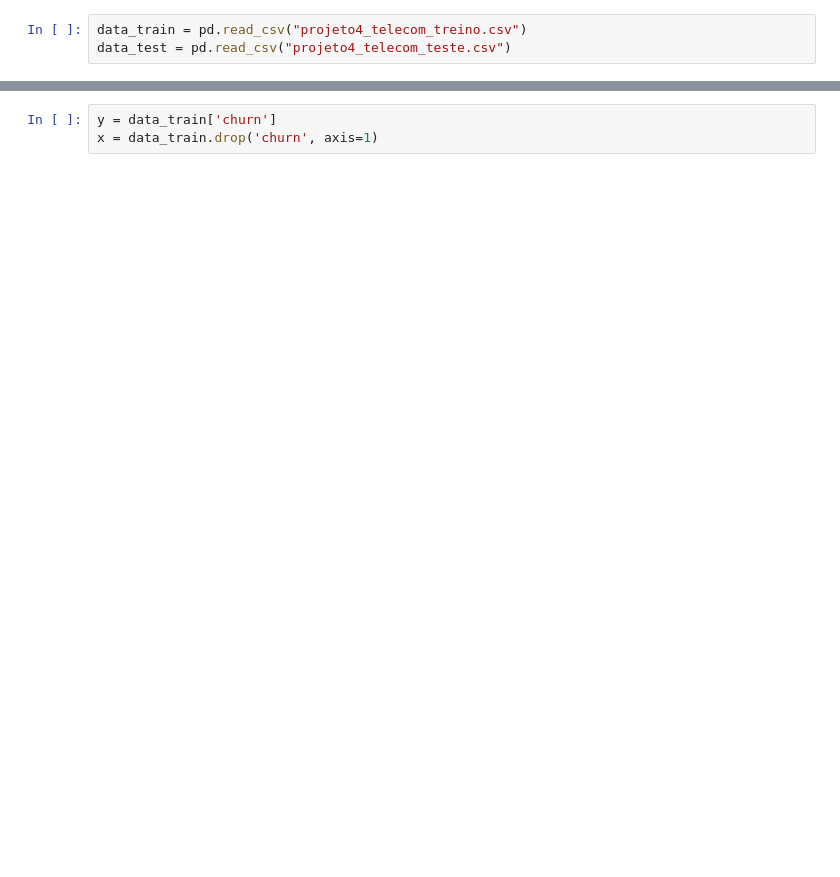
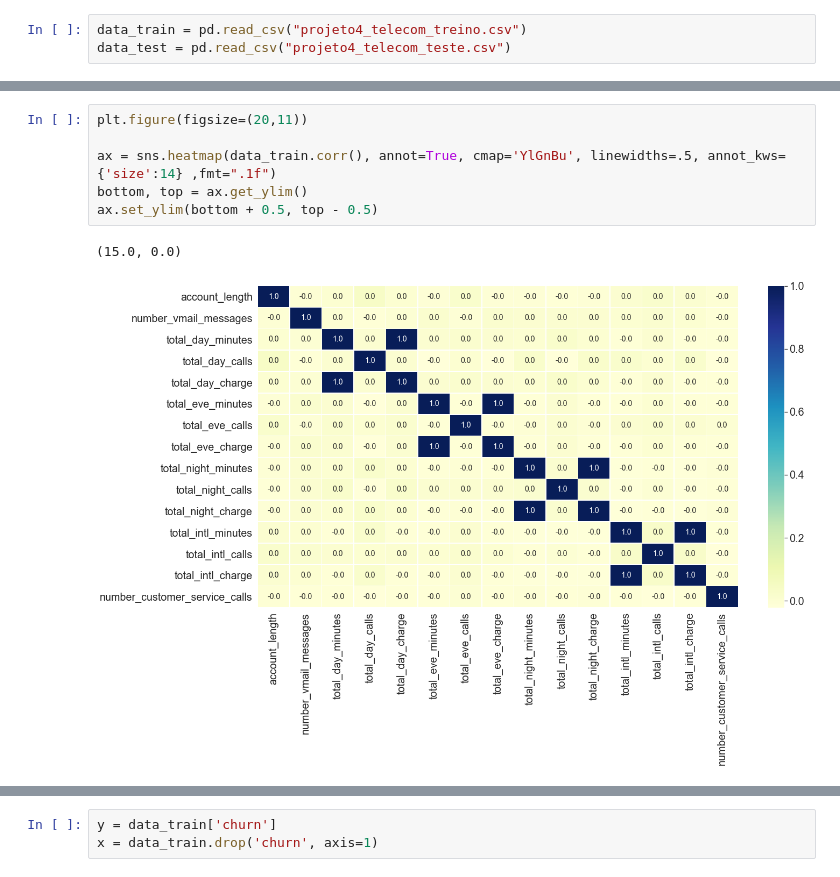
Before and after one commit to RafaelGallo/Mentoria-machine-learning---DSA-2021, a Jupyter notebook: notebooks/Model M.L - Previsão Churn.ipynb, the cells around one changed output, grey strips where cells are left out. Cells and saved outputs as stored; diff of their text form; blank space fills up the shorter version.

```diff
--- a/notebooks/Model M.L - Previsão Churn.ipynb
+++ b/notebooks/Model M.L - Previsão Churn.ipynb
@@ -58,0 +406,9 @@ data_train.shape
+# %%
+plt.figure(figsize=(20,11))
+
+ax = sns.heatmap(data_train.corr(), annot=True, cmap='YlGnBu', linewidths=.5, annot_kws={'size':14} ,fmt=".1f")
+bottom, top = ax.get_ylim()
+ax.set_ylim(bottom + 0.5, top - 0.5)
+# %% [output]
+(15.0, 0.0)
+[figure, added]
```
Also changed, not shown: parts of 166 cells of this notebook, 9 other files.
